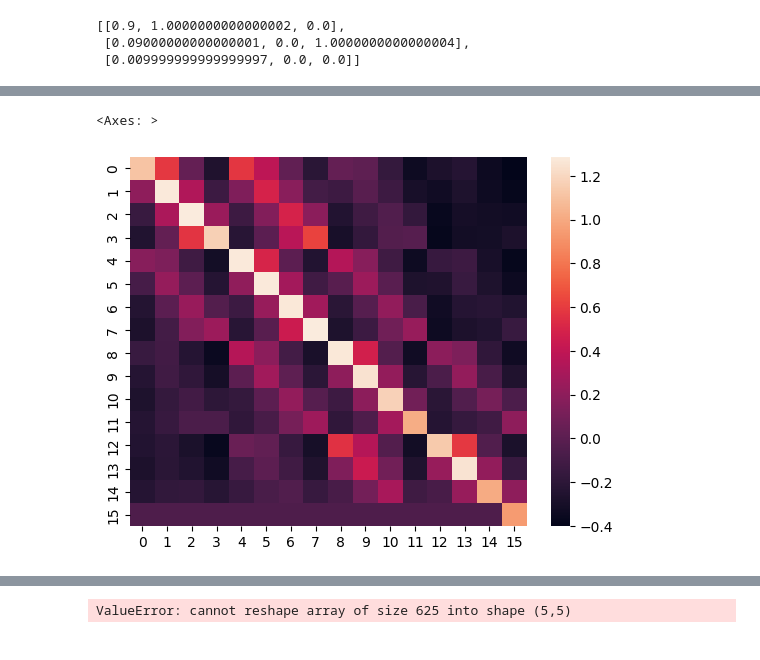
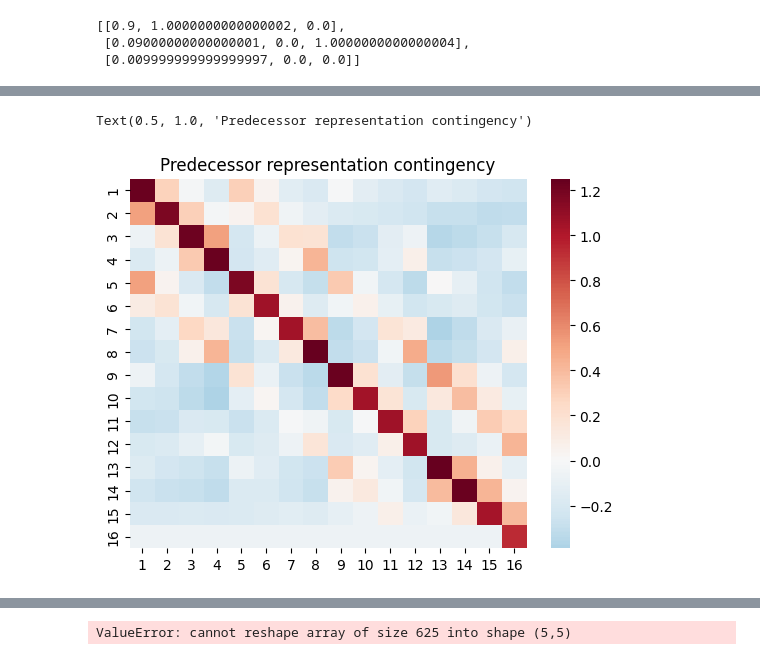
Before and after one commit to jungsunyoo/CSCG_LCM, a Jupyter notebook: anccr_coggraph.ipynb, the cells around one changed output, grey strips where cells are left out. Drawn from its saved outputs; the diff is of its cells as text; code cells hidden in the pictures.

```diff
--- a/anccr_coggraph.ipynb
+++ b/anccr_coggraph.ipynb
@@ -391,5 +384,6 @@ sns.heatmap(Mp_cont)
-# %%
-sns.heatmap(Ms_cont[1:,1:])
-# %% [output]
-<Axes: >
-[figure, removed]
+# %%
+sns.heatmap(Mp_cont, xticklabels=range(1, 17), yticklabels=range(1, 17) , cmap='RdBu_r', center=0)
+plt.title('Predecessor representation contingency')
+# %% [output]
+Text(0.5, 1.0, 'Predecessor representation contingency')
+[figure, added]
```
Also changed, not shown: parts of 12 cells of this notebook, 11 other files.
